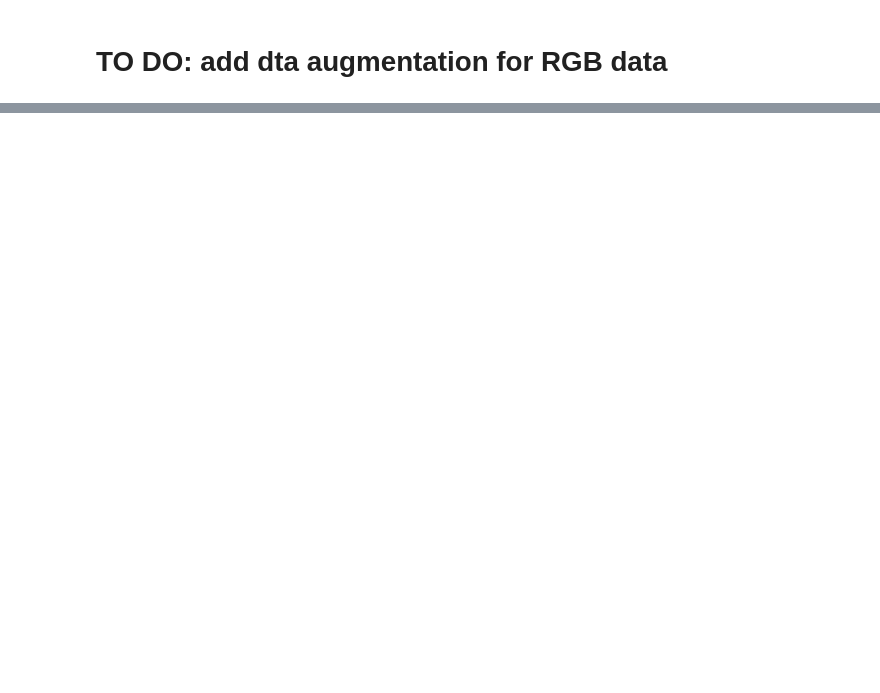
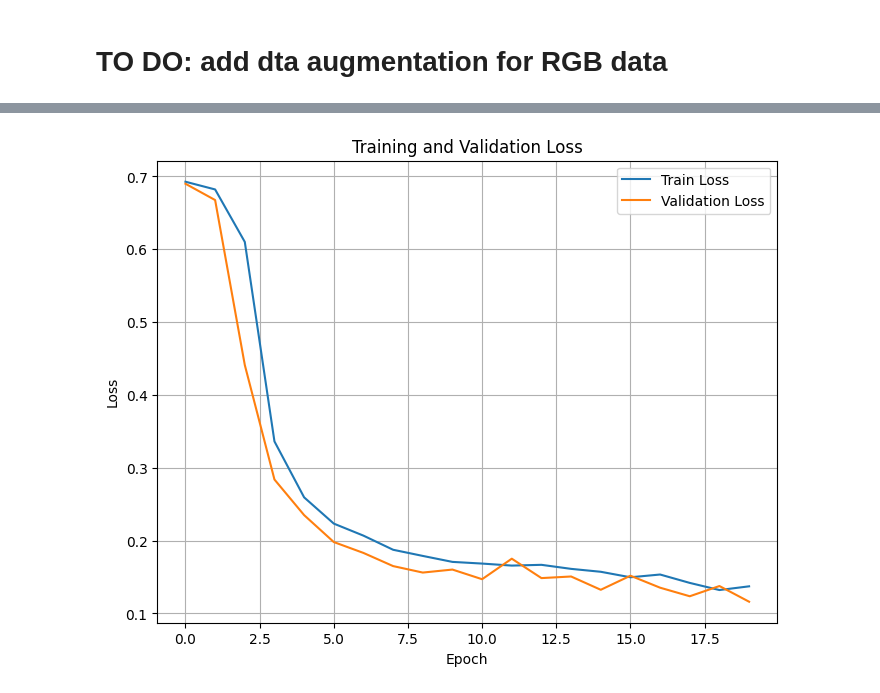
Before and after one commit to barbara-barta/deforestation-unet, a Jupyter notebook: notebooks/experiments.ipynb, the cells around one changed output, grey strips where cells are left out. Drawn from its saved outputs; the diff is of its cells as text; code cells hidden in the pictures; blank space fills up the shorter version.

Commit message:
Added Attn Unet and trained it

```diff
--- a/notebooks/experiments.ipynb
+++ b/notebooks/experiments.ipynb
@@ -522,0 +650,33 @@ SystemExit: 1
+# %%
+def plot_accuracy(train_accs, val_accs):
+    plt.figure(figsize=(8, 6))
+    plt.plot(train_accs, label="Train Accuracy")
+    plt.plot(val_accs, label="Validation Accuracy")
+    plt.xlabel("Epoch")
+    plt.ylabel("Accuracy")
+    plt.title("Training and Validation Accuracy")
+    plt.legend()
+    plt.grid()
+    plt.show()
+
+def plot_loss(train_losses, val_losses):
+    plt.figure(figsize=(8, 6))
+    plt.plot(train_losses, label="Train Loss")
+    plt.plot(val_losses, label="Validation Loss")
+    plt.xlabel("Epoch")
+    plt.ylabel("Loss")
+    plt.title("Training and Validation Loss")
+    plt.legend()
+    plt.grid()
+    plt.show()
+# %%
+model_am4, metrics_am4 = train_and_eval(
+    model_name="unet_am4",
+    model_hparams={"num_inputs": 4, "num_outputs": 1},
+    optimizer_name="Adam",
+    optimizer_hparams={"lr": 1e-4},
+    num_epochs=20,
+    train_dataloader = train_dataloader_am4,
+    val_dataloader = val_dataloader_am4,
+    attention = False
+)
@@ -522,0 +709,7 @@ SystemExit: 1
+# %%
+train_accs_am4, val_accs_am4, train_losses_am4, val_losses_am4 = metrics_am4
+torch.save(metrics_am4, Path(CHECKPOINT_PATH) / "unet_am4_metrics.pt")
+
+plot_loss(train_losses_am4,val_losses_am4)
+# %% [output]
+[figure, added]
```
Also changed, not shown: parts of 32 cells of this notebook, 3 other files.
